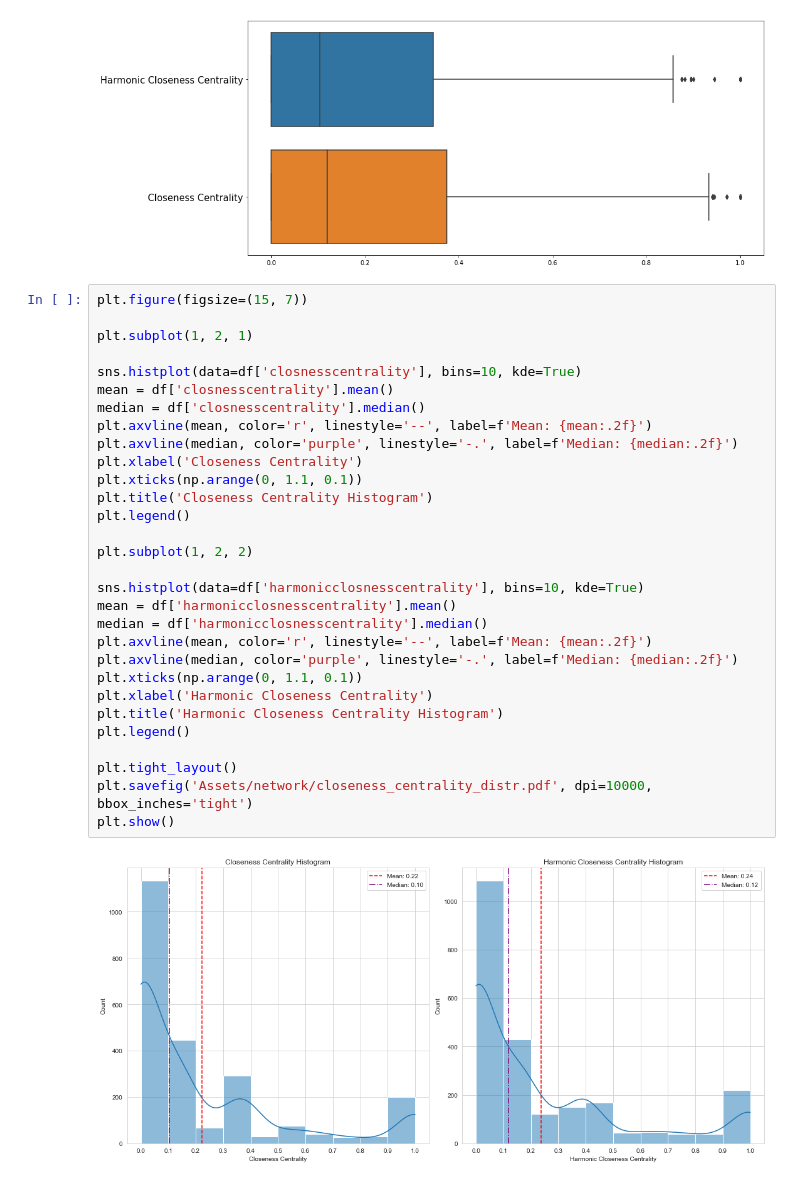
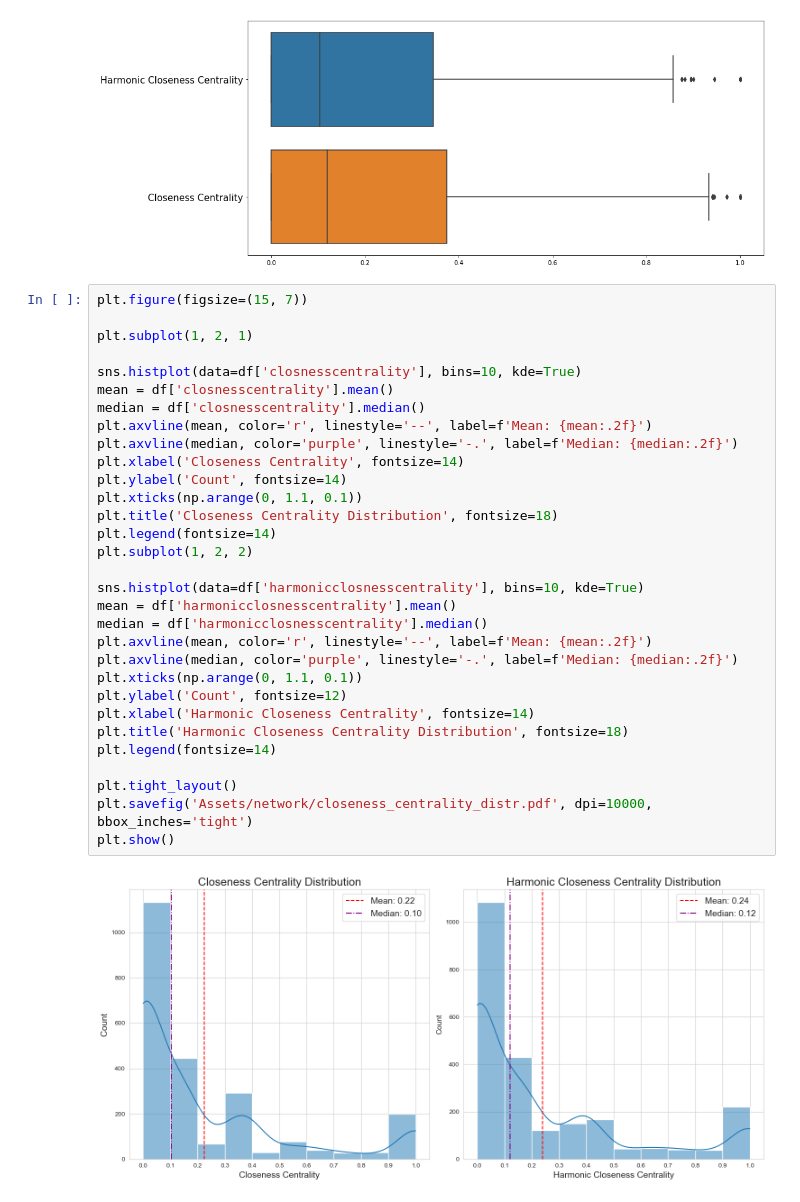
Before and after one commit to alexisfilippakopoulos/Social-Network-Analysis, a Jupyter notebook: data_wrangling.ipynb, the cells around one changed output. Drawn from its saved outputs; the diff is of its cells as text.

```diff
--- a/data_wrangling.ipynb
+++ b/data_wrangling.ipynb
@@ -350,32 +352,33 @@ plt.show()
 # %%
 plt.figure(figsize=(15, 7))
 
 plt.subplot(1, 2, 1)
 
 sns.histplot(data=df['closnesscentrality'], bins=10, kde=True)
 mean = df['closnesscentrality'].mean()
 median = df['closnesscentrality'].median()
 plt.axvline(mean, color='r', linestyle='--', label=f'Mean: {mean:.2f}')
 plt.axvline(median, color='purple', linestyle='-.', label=f'Median: {median:.2f}')
-plt.xlabel('Closeness Centrality')
+plt.xlabel('Closeness Centrality', fontsize=14)
+plt.ylabel('Count', fontsize=14)
 plt.xticks(np.arange(0, 1.1, 0.1))
-plt.title('Closeness Centrality Histogram')
-plt.legend()
-
+plt.title('Closeness Centrality Distribution', fontsize=18)
+plt.legend(fontsize=14)
 plt.subplot(1, 2, 2)
 
 sns.histplot(data=df['harmonicclosnesscentrality'], bins=10, kde=True)
 mean = df['harmonicclosnesscentrality'].mean()
 median = df['harmonicclosnesscentrality'].median()
 plt.axvline(mean, color='r', linestyle='--', label=f'Mean: {mean:.2f}')
 plt.axvline(median, color='purple', linestyle='-.', label=f'Median: {median:.2f}')
 plt.xticks(np.arange(0, 1.1, 0.1))
-plt.xlabel('Harmonic Closeness Centrality')
-plt.title('Harmonic Closeness Centrality Histogram')
-plt.legend()
+plt.ylabel('Count', fontsize=12)
+plt.xlabel('Harmonic Closeness Centrality', fontsize=14)
+plt.title('Harmonic Closeness Centrality Distribution', fontsize=18)
+plt.legend(fontsize=14)
 
 plt.tight_layout()
 plt.savefig('Assets/network/closeness_centrality_distr.pdf', dpi=10000, bbox_inches='tight')
 plt.show()
 # %% [output]
-[figure, old version]
+[figure, new version]
```
Also changed, not shown: parts of 16 cells of this notebook, 7 other files.
